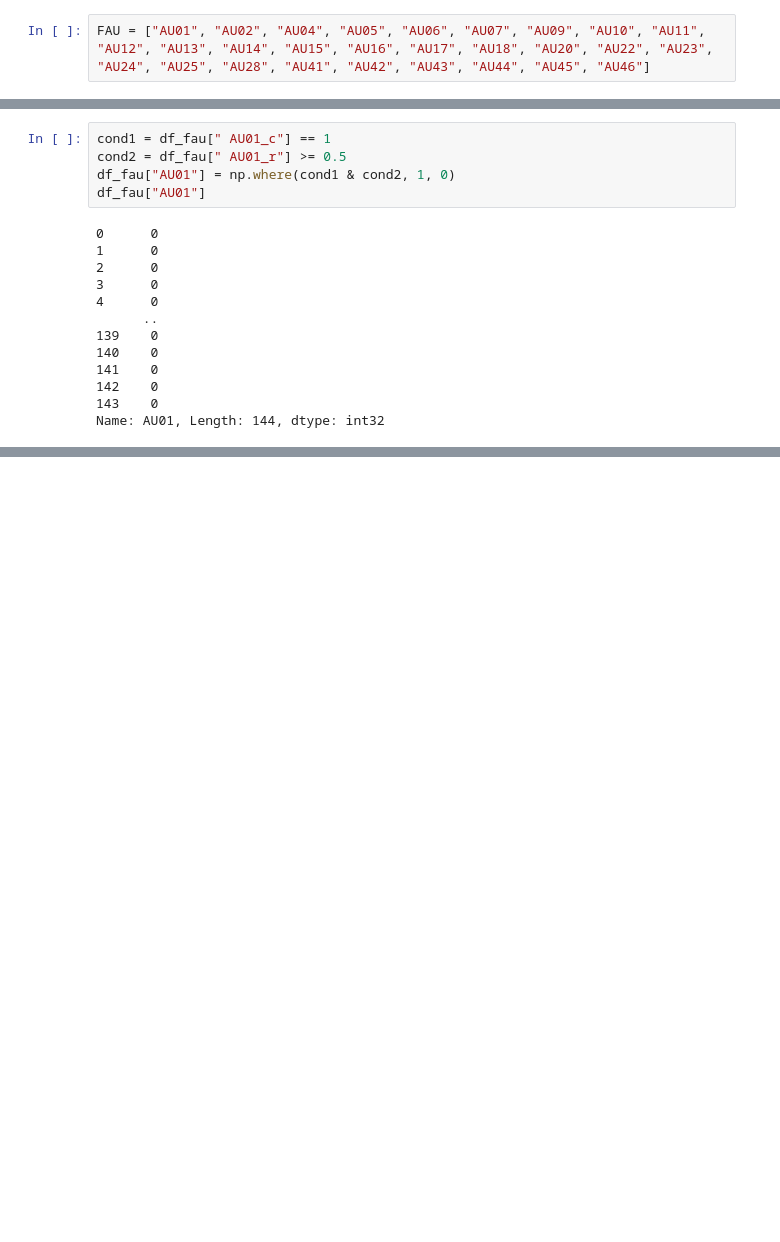
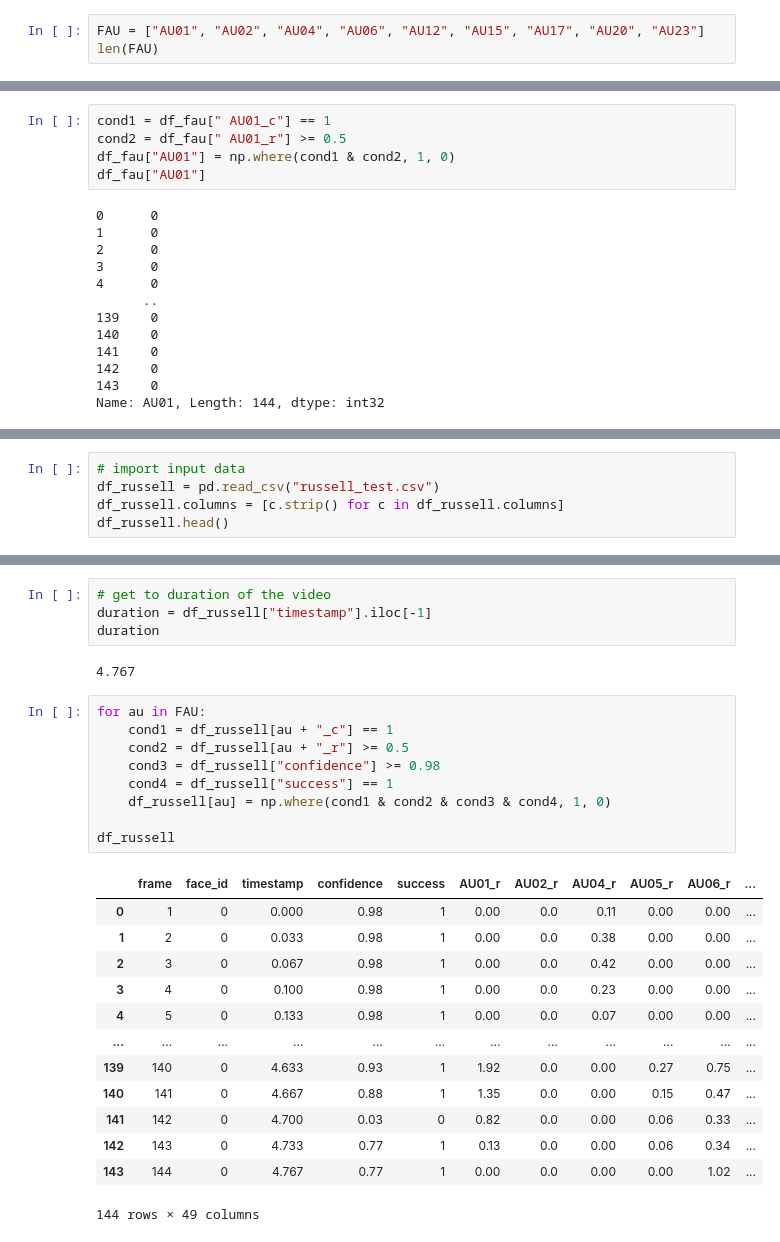
Before and after one commit to waijinchai/fit3162-mcs07, a Jupyter notebook: test.ipynb, the cells around one changed output, grey strips where cells are left out. Saved outputs shown, nothing was run; the diff lists cells and outputs as text; blank space fills up the shorter version.

```diff
--- a/test.ipynb
+++ b/test.ipynb
@@ -4,2 +7,3 @@ import numpy as np
 # %%
-FAU = ["AU01", "AU02", "AU04", "AU05", "AU06", "AU07", "AU09", "AU10", "AU11", "AU12", "AU13", "AU14", "AU15", "AU16", "AU17", "AU18", "AU20", "AU22", "AU23", "AU24", "AU25", "AU28", "AU41", "AU42", "AU43", "AU44", "AU45", "AU46"]
+FAU = ["AU01", "AU02", "AU04", "AU06", "AU12", "AU15", "AU17", "AU20", "AU23"]
+len(FAU)
@@ -52,0 +94,5 @@ Name: AU01, Length: 144, dtype: int32
+# %%
+# import input data
+df_russell = pd.read_csv("russell_test.csv")
+df_russell.columns = [c.strip() for c in df_russell.columns]
+df_russell.head()
@@ -52,0 +107,29 @@ Name: AU01, Length: 144, dtype: int32
+# %%
+# get to duration of the video
+duration = df_russell["timestamp"].iloc[-1]
+duration
+# %% [output]
+4.767
+# %%
+for au in FAU:
+    cond1 = df_russell[au + "_c"] == 1
+    cond2 = df_russell[au + "_r"] >= 0.5
+    cond3 = df_russell["confidence"] >= 0.98
+    cond4 = df_russell["success"] == 1
+    df_russell[au] = np.where(cond1 & cond2 & cond3 & cond4, 1, 0)
+
+df_russell
+# %% [output]
+|  | frame | face_id | timestamp | confidence | success | AU01_r | AU02_r | AU04_r | AU05_r | AU06_r | ... |
+| 0 | 1 | 0 | 0.000 | 0.98 | 1 | 0.00 | 0.0 | 0.11 | 0.00 | 0.00 | ... |
+| 1 | 2 | 0 | 0.033 | 0.98 | 1 | 0.00 | 0.0 | 0.38 | 0.00 | 0.00 | ... |
+| 2 | 3 | 0 | 0.067 | 0.98 | 1 | 0.00 | 0.0 | 0.42 | 0.00 | 0.00 | ... |
+| 3 | 4 | 0 | 0.100 | 0.98 | 1 | 0.00 | 0.0 | 0.23 | 0.00 | 0.00 | ... |
+| 4 | 5 | 0 | 0.133 | 0.98 | 1 | 0.00 | 0.0 | 0.07 | 0.00 | 0.00 | ... |
+| ... | ... | ... | ... | ... | ... | ... | ... | ... | ... | ... | ... |
+| 139 | 140 | 0 | 4.633 | 0.93 | 1 | 1.92 | 0.0 | 0.00 | 0.27 | 0.75 | ... |
+| 140 | 141 | 0 | 4.667 | 0.88 | 1 | 1.35 | 0.0 | 0.00 | 0.15 | 0.47 | ... |
+| 141 | 142 | 0 | 4.700 | 0.03 | 0 | 0.82 | 0.0 | 0.00 | 0.06 | 0.33 | ... |
+| 142 | 143 | 0 | 4.733 | 0.77 | 1 | 0.13 | 0.0 | 0.00 | 0.06 | 0.34 | ... |
+| 143 | 144 | 0 | 4.767 | 0.77 | 1 | 0.00 | 0.0 | 0.00 | 0.00 | 1.02 | ... |
+144 rows × 49 columns
```
Also changed, not shown: parts of 20 cells of this notebook, 10 other files.
